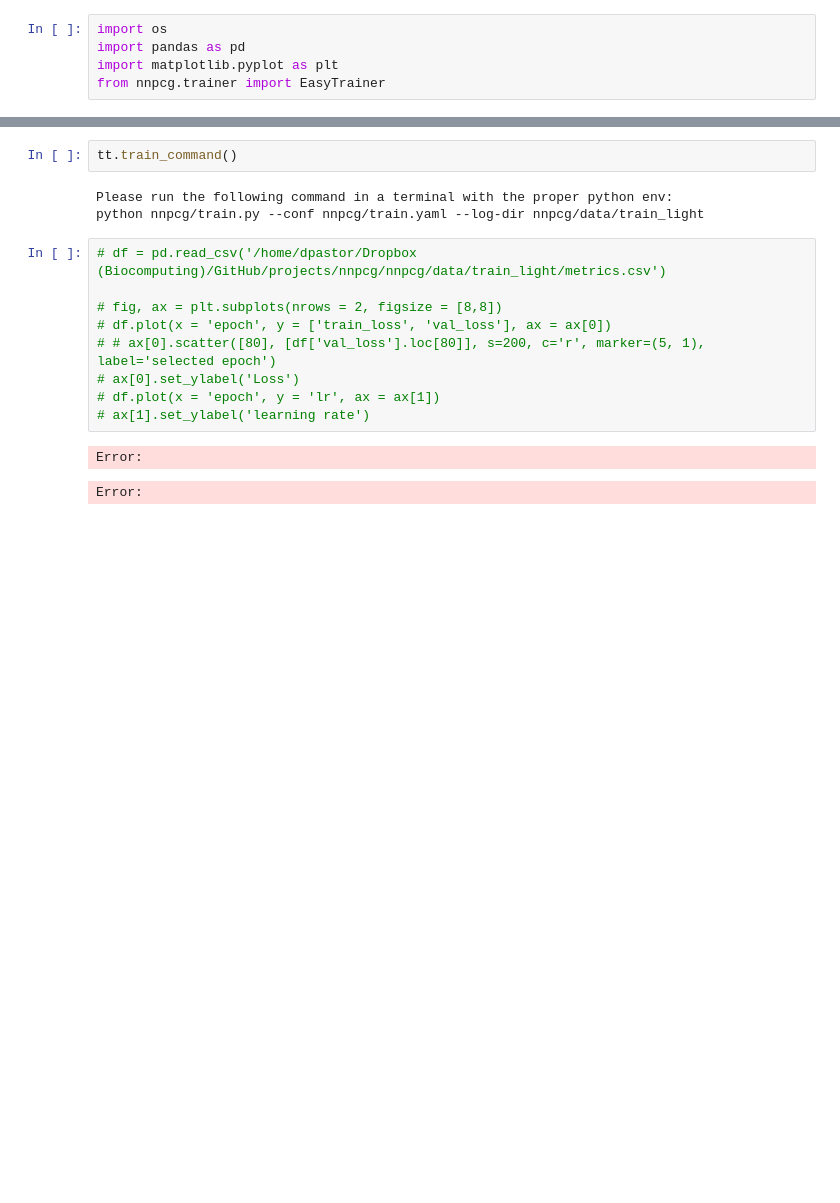
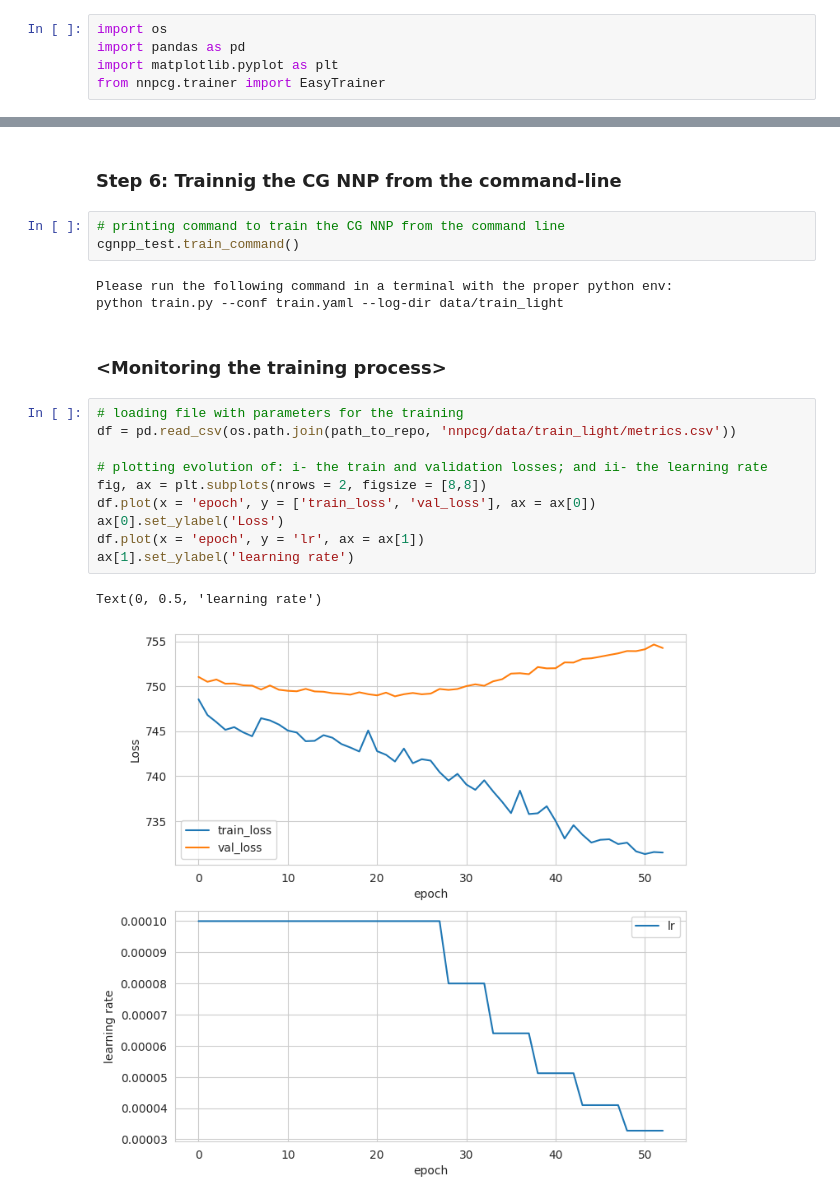
Before and after one commit to tieleman-lab/nnpcg, a Jupyter notebook: tutorials/training.ipynb, the cells around one changed output, grey strips where cells are left out. Drawn from its saved outputs; the diff is of its cells as text; blank space fills up the shorter version.

```diff
--- a/tutorials/training.ipynb
+++ b/tutorials/training.ipynb
@@ -67,17 +92,23 @@ tt.generate_embeddings(AA2INT, embedding_file=os.path.join(training_data_folder,
-# %%
-tt.train_command()
-# %% [output]
-Please run the following command in a terminal with the proper python env:
-python nnpcg/train.py --conf nnpcg/train.yaml --log-dir nnpcg/data/train_light
+# %% [markdown]
+### Step 6: Trainnig the CG NNP from the command-line
+# %%
+# printing command to train the CG NNP from the command line
+cgnpp_test.train_command()
+# %% [output]
+Please run the following command in a terminal with the proper python env:
+python train.py --conf train.yaml --log-dir data/train_light
+# %% [markdown]
+### \<Monitoring the training process\>
 # %%
-# df = pd.read_csv('/home/dpastor/Dropbox (Biocomputing)/GitHub/projects/nnpcg/nnpcg/data/train_light/metrics.csv')
+# loading file with parameters for the training
+df = pd.read_csv(os.path.join(path_to_repo, 'nnpcg/data/train_light/metrics.csv'))
 
-# fig, ax = plt.subplots(nrows = 2, figsize = [8,8])
-# df.plot(x = 'epoch', y = ['train_loss', 'val_loss'], ax = ax[0])
-# # ax[0].scatter([80], [df['val_loss'].loc[80]], s=200, c='r', marker=(5, 1), label='selected epoch')
-# ax[0].set_ylabel('Loss')
-# df.plot(x = 'epoch', y = 'lr', ax = ax[1])
-# ax[1].set_ylabel('learning rate')
+# plotting evolution of: i- the train and validation losses; and ii- the learning rate
+fig, ax = plt.subplots(nrows = 2, figsize = [8,8])
+df.plot(x = 'epoch', y = ['train_loss', 'val_loss'], ax = ax[0])
+ax[0].set_ylabel('Loss')
+df.plot(x = 'epoch', y = 'lr', ax = ax[1])
+ax[1].set_ylabel('learning rate')
 # %% [output]
-Error:
+Text(0, 0.5, 'learning rate')
-Error:
+[figure, added]
```
Also changed, not shown: parts of 12 cells of this notebook, 2 other files.
